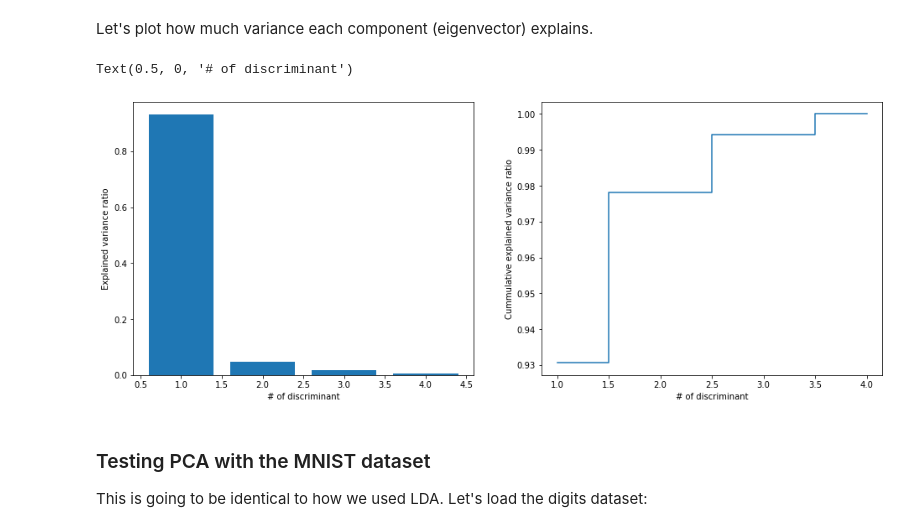
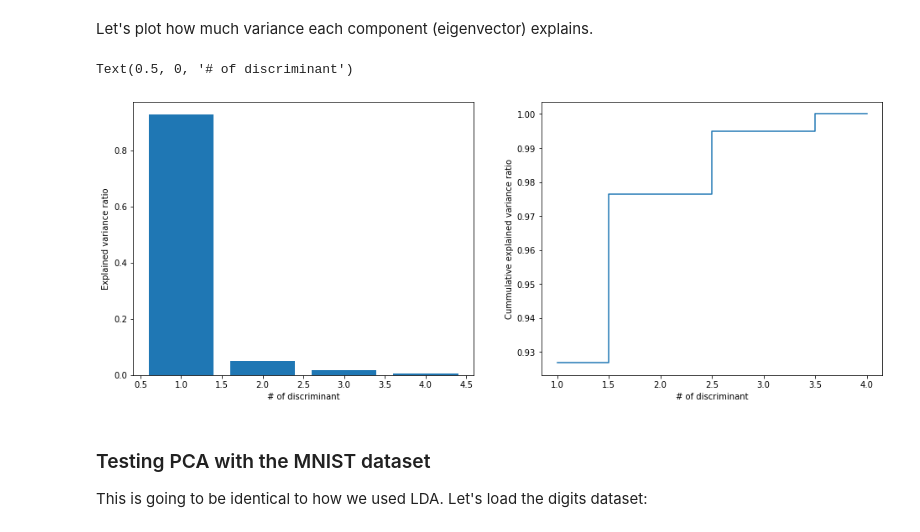
Before and after one commit to jasonsommer/cs6600-notebooks, a Jupyter notebook: 09-dimensionality_reduction.ipynb, the cells around one changed output. Cells and saved outputs as stored; diff of their text form; code cells hidden in the pictures.

```diff
--- a/09-dimensionality_reduction.ipynb
+++ b/09-dimensionality_reduction.ipynb
@@ -431,24 +431,24 @@ plt.show()
 Let's plot how much variance each component (eigenvector) explains.
 # %%
 # Compute explained variance ratios; ignoring ratios < 0.001
-expl_var = [i / pca.eig_vals.sum() for i in pca.eig_vals if i / lda.eig_vals.sum() >= 0.001]
+expl_var = [i / pca.eig_vals.sum() for i in pca.eig_vals if i / pca.eig_vals.sum() >= 0.001]
 cum_expl_var = np.cumsum(expl_var)
 
 fig = plt.figure(figsize=(16, 6))
 ax1, ax2 = fig.subplots(1, 2)
 ax1.bar(range(1, len(expl_var) + 1), expl_var, align='center')
 
 ax1.set_ylabel('Explained variance ratio')
 ax1.set_xlabel('# of discriminant')
 
 
 ax2.step(range(1, len(cum_expl_var) + 1), cum_expl_var, where='mid')
 
 ax2.set_ylabel('Cummulative explained variance ratio')
 ax2.set_xlabel('# of discriminant')
 # %% [output]
 Text(0.5, 0, '# of discriminant')
-[figure, old version]
+[figure, new version]
 # %% [markdown]
 ### Testing PCA with the MNIST dataset
 This is going to be identical to how we used LDA. Let's load the digits dataset:
```
Also changed, not shown: parts of 8 cells of this notebook.
